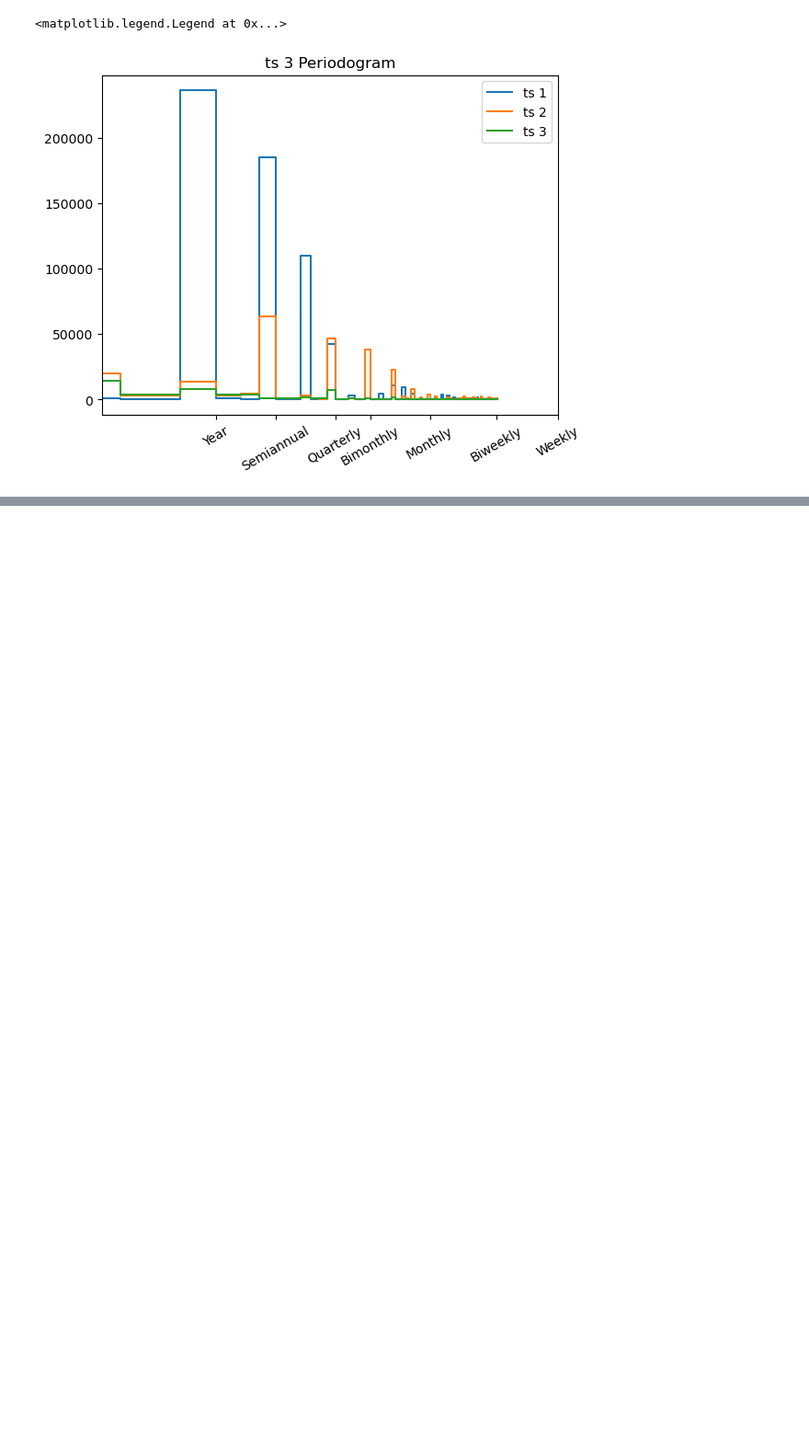
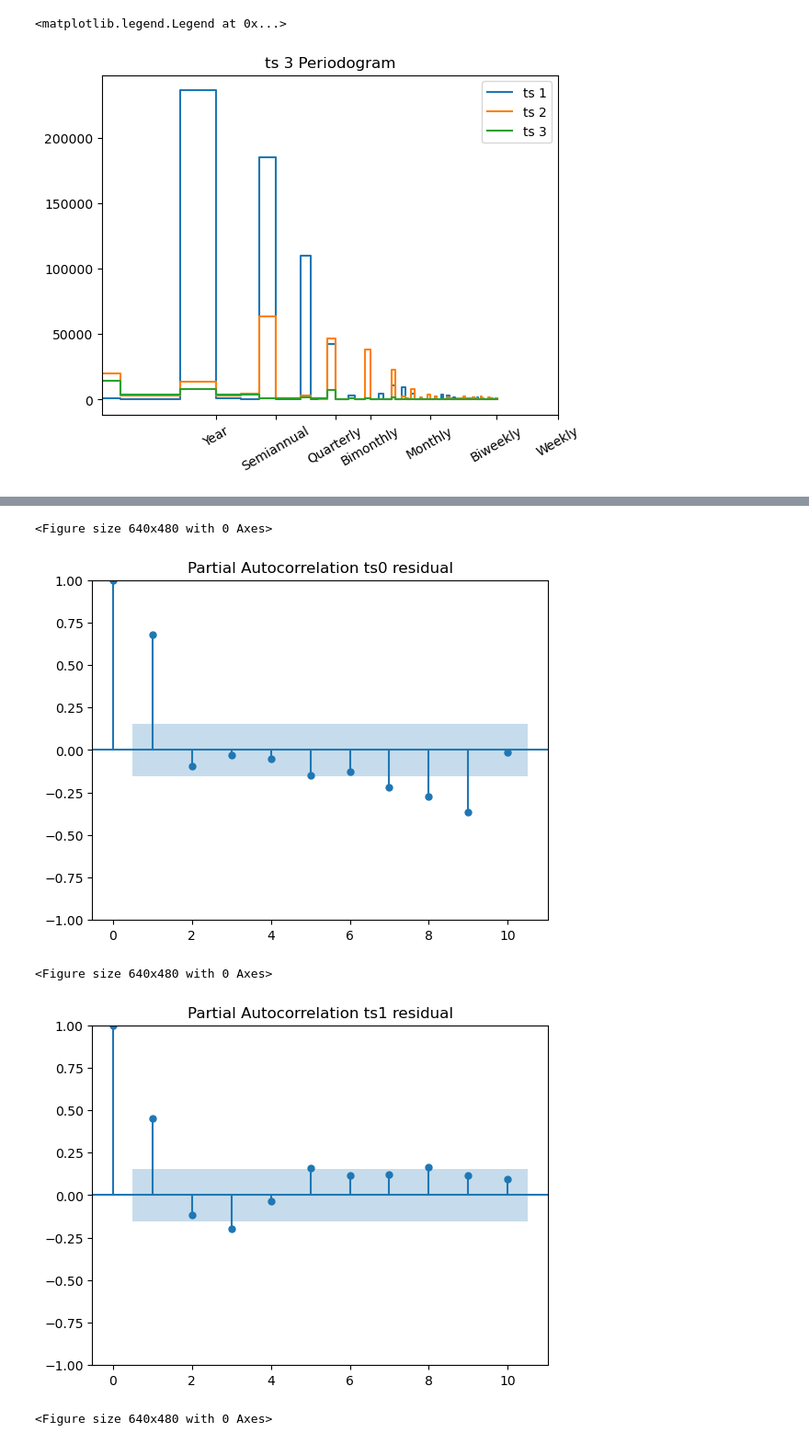
Before and after one commit to Ani-Sako/pss3e20-predicting-c02-emissions, a Jupyter notebook: modelling-co2-emissions.ipynb, the cells around one changed output, grey strips where cells are left out. Shown at 92% size. Cells and saved outputs as stored; diff of their text form; code cells hidden in the pictures; blank space fills up the shorter version.

```diff
--- a/modelling-co2-emissions.ipynb
+++ b/modelling-co2-emissions.ipynb
@@ -180,8 +224,13 @@ LinearRegression()
 # %%
-predict_dummy = np.arange(y_train.index[-1]+1, y_train.index[-1]+53)
-X_pred = fourier_features(predict_dummy, 53, seasonal_feature_frequencies)
-X_pred['time_dummy'] = X_pred.index
-y_pred = lr.predict(X_pred)
+y_residual = y_train - y_train_pred
 # %%
-y_pred = pd.DataFrame(y_pred, columns=y_train.columns)
-y_full = pd.concat([y_train, y_pred], ignore_index=True)
+for column in y_residual.columns:
+    plt.figure()
+    plot_pacf(y_residual[column], lags = 10,
+              title='Partial Autocorrelation ' + column + ' residual')
+# %% [output]
+<Figure size 640x480 with 0 Axes>
+[figure, added]
+<Figure size 640x480 with 0 Axes>
+[figure, added]
+<Figure size 640x480 with 0 Axes>
```
Also changed, not shown: parts of 22 cells of this notebook.
